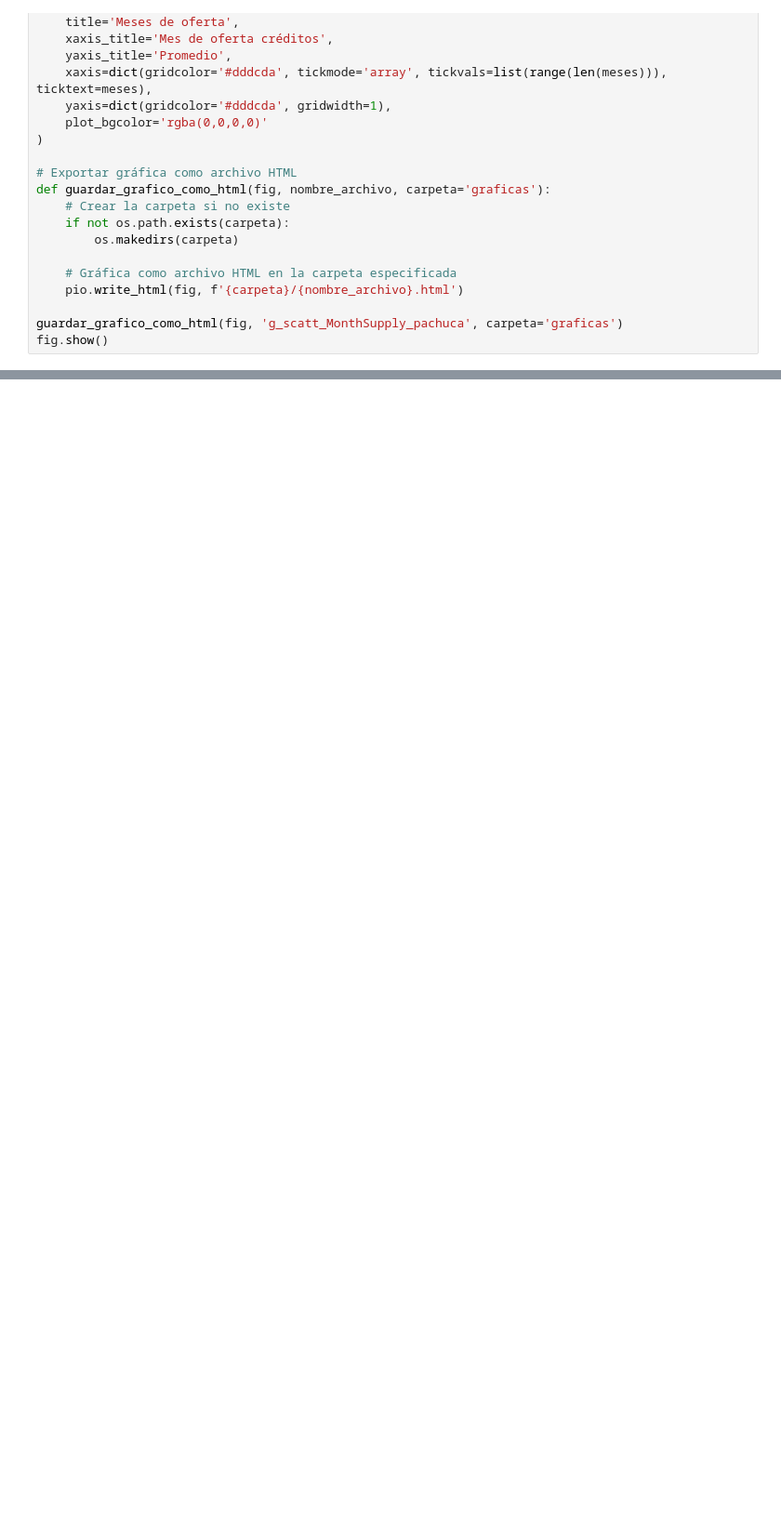
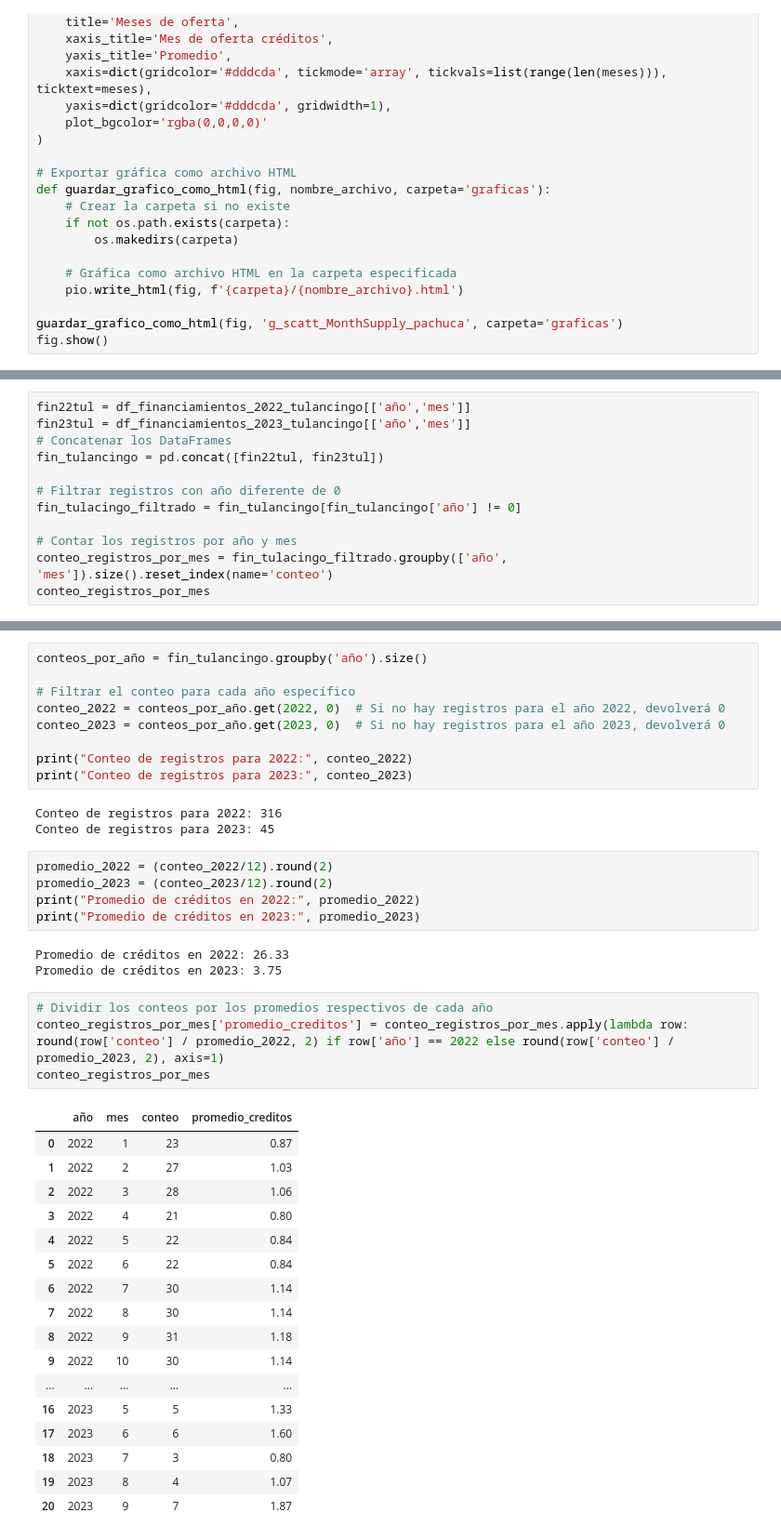
Before and after one commit to MiguelDWT4toCreativo/Datalpine, a Jupyter notebook: resources/jupyter/Month_Supply.ipynb, the cells around one changed output, grey strips where cells are left out. Shown at 93% size. Drawn from its saved outputs; the diff is of its cells as text; blank space fills up the shorter version.

Commit message:
3.10 Meses de oferta (Month of Supply). Pachuca y Tulancingo

```diff
--- a/resources/jupyter/Month_Supply.ipynb
+++ b/resources/jupyter/Month_Supply.ipynb
@@ -207,0 +218,12 @@ fig.show()
+# %%
+fin22tul = df_financiamientos_2022_tulancingo[['año','mes']]
+fin23tul = df_financiamientos_2023_tulancingo[['año','mes']]
+# Concatenar los DataFrames
+fin_tulancingo = pd.concat([fin22tul, fin23tul])
+
+# Filtrar registros con año diferente de 0
+fin_tulacingo_filtrado = fin_tulancingo[fin_tulancingo['año'] != 0]
+
+# Contar los registros por año y mes
+conteo_registros_por_mes = fin_tulacingo_filtrado.groupby(['año', 'mes']).size().reset_index(name='conteo')
+conteo_registros_por_mes
@@ -207,0 +248,42 @@ fig.show()
+# %%
+conteos_por_año = fin_tulancingo.groupby('año').size()
+
+# Filtrar el conteo para cada año específico
+conteo_2022 = conteos_por_año.get(2022, 0)  # Si no hay registros para el año 2022, devolverá 0
+conteo_2023 = conteos_por_año.get(2023, 0)  # Si no hay registros para el año 2023, devolverá 0
+
+print("Conteo de registros para 2022:", conteo_2022)
+print("Conteo de registros para 2023:", conteo_2023)
+# %% [output]
+Conteo de registros para 2022: 316
+Conteo de registros para 2023: 45
+# %%
+promedio_2022 = (conteo_2022/12).round(2)
+promedio_2023 = (conteo_2023/12).round(2)
+print("Promedio de créditos en 2022:", promedio_2022)
+print("Promedio de créditos en 2023:", promedio_2023)
+# %% [output]
+Promedio de créditos en 2022: 26.33
+Promedio de créditos en 2023: 3.75
+# %%
+# Dividir los conteos por los promedios respectivos de cada año
+conteo_registros_por_mes['promedio_creditos'] = conteo_registros_por_mes.apply(lambda row: round(row['conteo'] / promedio_2022, 2) if row['año'] == 2022 else round(row['conteo'] / promedio_2023, 2), axis=1)
+conteo_registros_por_mes
+# %% [output]
+|  | año | mes | conteo | promedio_creditos |
+| 0 | 2022 | 1 | 23 | 0.87 |
+| 1 | 2022 | 2 | 27 | 1.03 |
+| 2 | 2022 | 3 | 28 | 1.06 |
+| 3 | 2022 | 4 | 21 | 0.80 |
+| 4 | 2022 | 5 | 22 | 0.84 |
+| 5 | 2022 | 6 | 22 | 0.84 |
+| 6 | 2022 | 7 | 30 | 1.14 |
+| 7 | 2022 | 8 | 30 | 1.14 |
+| 8 | 2022 | 9 | 31 | 1.18 |
+| 9 | 2022 | 10 | 30 | 1.14 |
+| ... | ... | ... | ... | ... |
+| 16 | 2023 | 5 | 5 | 1.33 |
+| 17 | 2023 | 6 | 6 | 1.60 |
+| 18 | 2023 | 7 | 3 | 0.80 |
+| 19 | 2023 | 8 | 4 | 1.07 |
+| 20 | 2023 | 9 | 7 | 1.87 |
```
Also changed, not shown: parts of 8 cells of this notebook, 3 other files.
